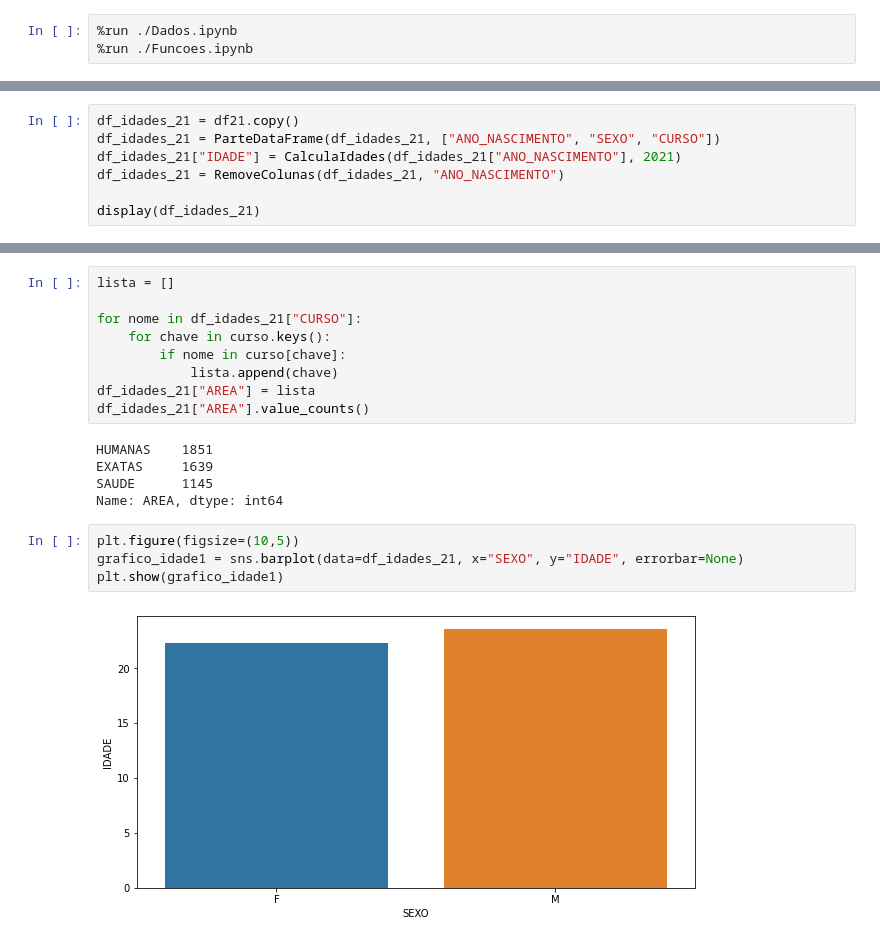
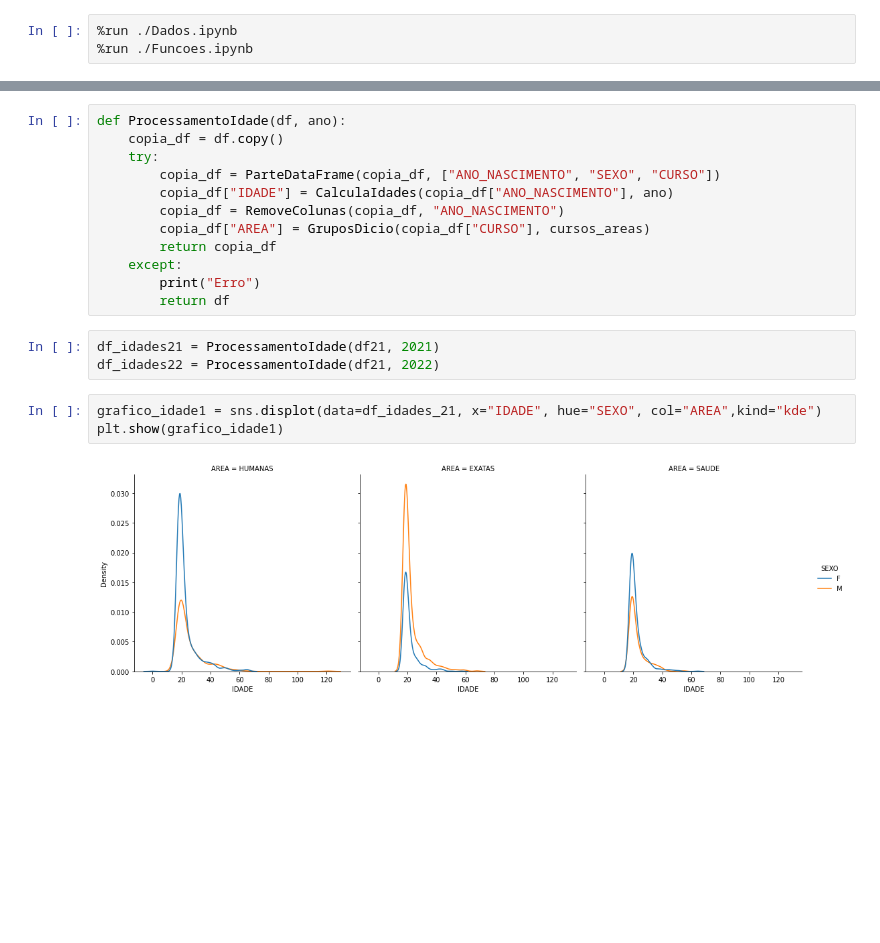
Before and after one commit to Cafeko/UFPE_Projeto_IP, a Jupyter notebook: Idade_dados.ipynb, the cells around one changed output, grey strips where cells are left out. Drawn from its saved outputs; the diff is of its cells as text; blank space fills up the shorter version.

Commit message:
Graficos_de_idade_update

```diff
--- a/Idade_dados.ipynb
+++ b/Idade_dados.ipynb
@@ -10,7 +9,0 @@ import pandas as pd
-# %%
-df_idades_21 = df21.copy()
-df_idades_21 = ParteDataFrame(df_idades_21, ["ANO_NASCIMENTO", "SEXO", "CURSO"])
-df_idades_21["IDADE"] = CalculaIdades(df_idades_21["ANO_NASCIMENTO"], 2021)
-df_idades_21 = RemoveColunas(df_idades_21, "ANO_NASCIMENTO")
-
-display(df_idades_21)
@@ -31,20 +10,20 @@ display(df_idades_21)
-# %%
-lista = []
-
-for nome in df_idades_21["CURSO"]:
-    for chave in curso.keys():
-        if nome in curso[chave]:
-            lista.append(chave)
-df_idades_21["AREA"] = lista
-df_idades_21["AREA"].value_counts()
-# %% [output]
-HUMANAS    1851
-EXATAS     1639
-SAUDE      1145
-Name: AREA, dtype: int64
+# %%
+def ProcessamentoIdade(df, ano):
+    copia_df = df.copy()
+    try:
+        copia_df = ParteDataFrame(copia_df, ["ANO_NASCIMENTO", "SEXO", "CURSO"])
+        copia_df["IDADE"] = CalculaIdades(copia_df["ANO_NASCIMENTO"], ano)
+        copia_df = RemoveColunas(copia_df, "ANO_NASCIMENTO")
+        copia_df["AREA"] = GruposDicio(copia_df["CURSO"], cursos_areas)
+        return copia_df
+    except:
+        print("Erro")
+        return df
+# %%
+df_idades21 = ProcessamentoIdade(df21, 2021)
+df_idades22 = ProcessamentoIdade(df21, 2022)
 # %%
-plt.figure(figsize=(10,5))
-grafico_idade1 = sns.barplot(data=df_idades_21, x="SEXO", y="IDADE", errorbar=None)
+grafico_idade1 = sns.displot(data=df_idades_21, x="IDADE", hue="SEXO", col="AREA",kind="kde")
 plt.show(grafico_idade1)
 # %% [output]
-[figure, old version]
+[figure, new version]
```
Also changed, not shown: parts of 4 cells of this notebook, 1 other file.
